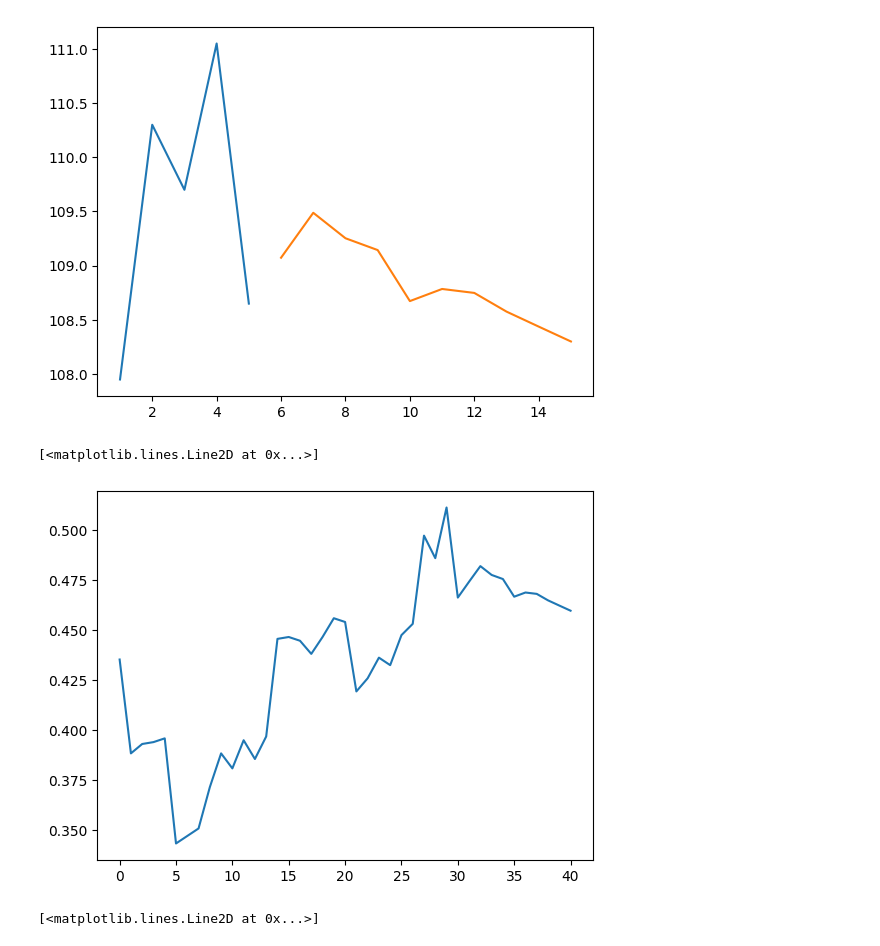
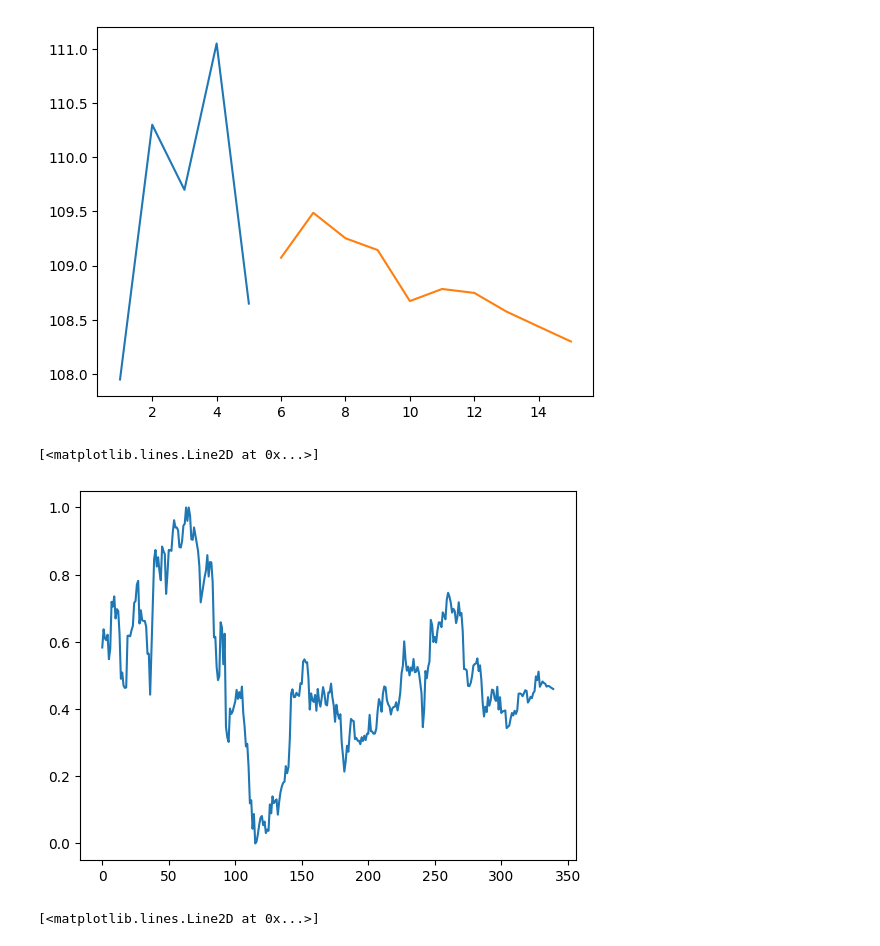
Before and after one commit to sourav48765/Stock-prediction, a Jupyter notebook: tataSteelPrediction.ipynb, the cells around one changed output. Cells and saved outputs as stored; diff of their text form; code cells hidden in the pictures.

```diff
--- a/tataSteelPrediction.ipynb
+++ b/tataSteelPrediction.ipynb
@@ -324,7 +324,7 @@ len(test_data)
 # %% [output]
 111
 # %%
-x_input=test_data[111:].reshape(1,-1)
+x_input=test_data[len(test_data)-time_step:].reshape(1,-1)
 x_input.shape
 # %% [output]
 (1, 5)
@@ -415,10 +415,10 @@ plt.plot(day_pred,scaler.inverse_transform(lst_output))
 # %%
 df3=df1.tolist()
 df3.extend(lst_output)
-plt.plot(df3[300:])
+plt.plot(df3[1:])
 # %% [output]
 [<matplotlib.lines.Line2D at 0x...>]
-[figure, old version]
+[figure, new version]
 # %%
 df3=scaler.inverse_transform(df3).tolist()
 # %%
```
Also changed, not shown: parts of 1 cell of this notebook, 1 other file.
